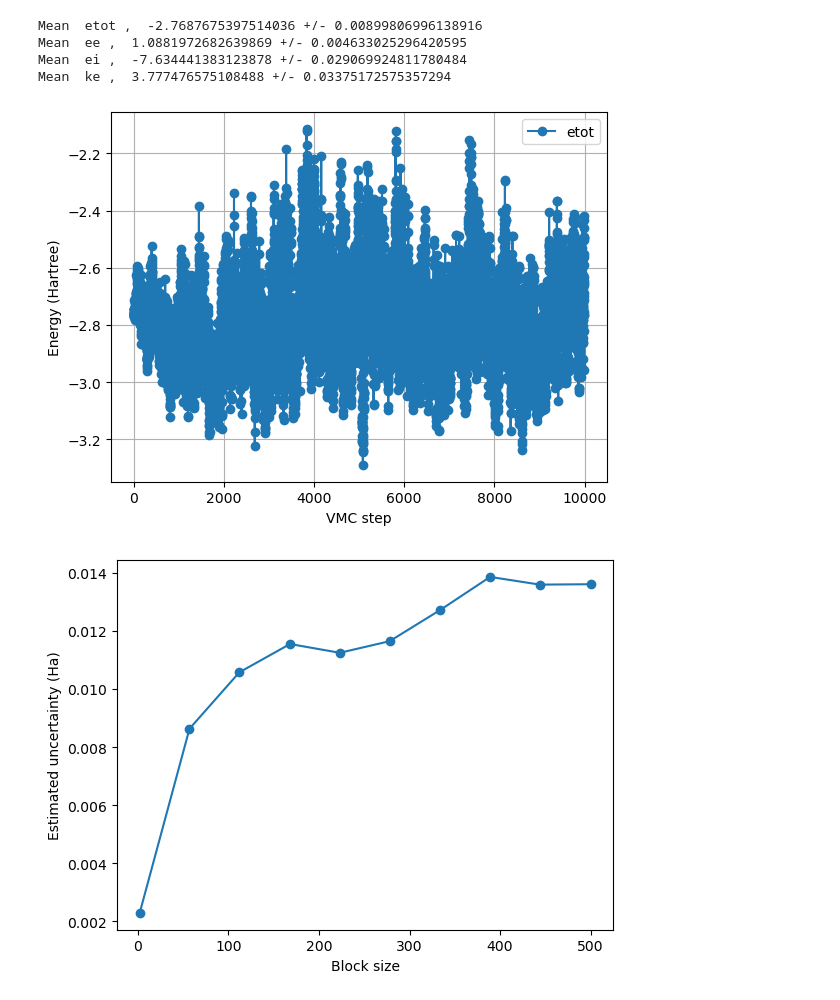
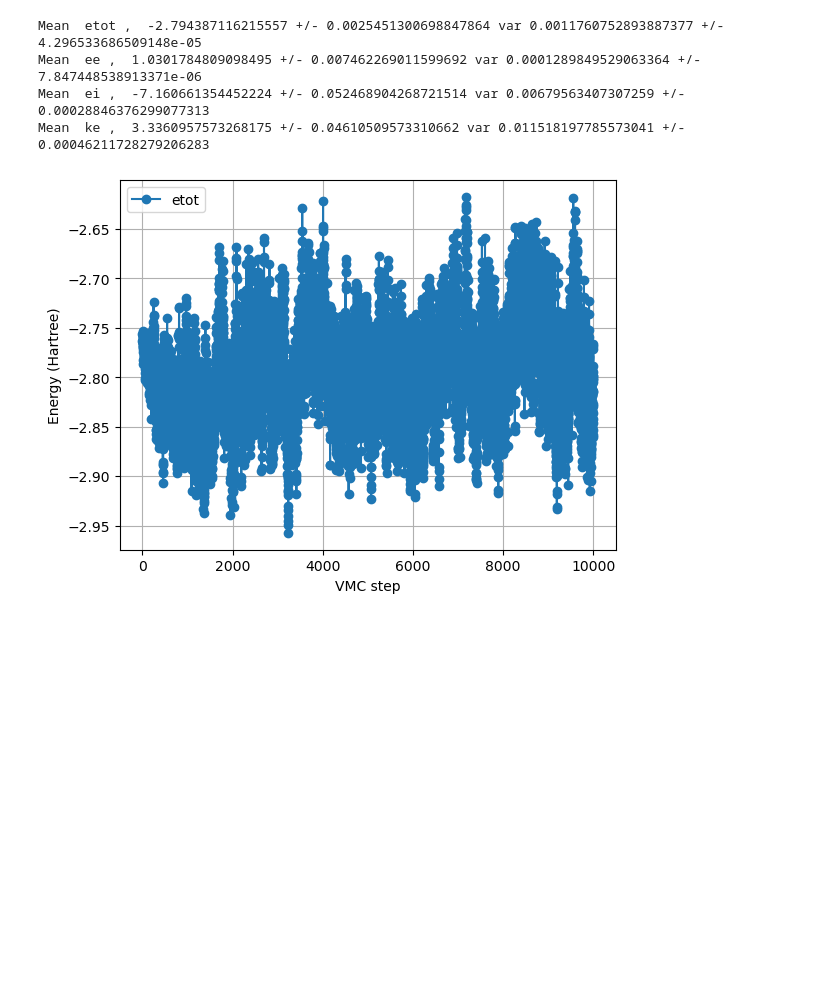
Before and after one commit to kayahans/pyqmc, a Jupyter notebook: pyqmc/test-vmc.ipynb, the cells around one changed output. Drawn from its saved outputs; the diff is of its cells as text; code cells hidden in the pictures; blank space fills up the shorter version.

```diff
--- a/pyqmc/test-vmc.ipynb
+++ b/pyqmc/test-vmc.ipynb
@@ -74,7 +77,7 @@ def run_lda_he(scf_checkfile):
     return mf
 
 def run_lda_h2(scf_checkfile):
-    mol = gto.M(atom="H 0. 0. 0.; H 0. 0. 20", spin = 2, basis=f'ccecpccpvdz', unit='bohr')
+    mol = gto.M(atom="H 0. 0. 0.; H 0. 0. 2", spin = 2, basis=f'ccecpccpvdz', unit='bohr')
     mf = dft.UKS(mol)
     # mf.verbose=6
     mf.chkfile = scf_checkfile
@@ -138,17 +141,20 @@ def stat_qmc(etot, filename):
     plt.xlabel("Block size")
     plt.ylabel("Estimated uncertainty (Ha)")
 
-def reblock(e, discard,reblock_size):
+def reblock(e, discard, reblock_size):
     e = e[discard:]
     vals = pyqmc.reblock.reblock(e,int(len(e)/reblock_size))
+    # import pdb
+    # pdb.set_trace()
+
     e_m  = np.mean(vals, axis=0)
     e_d  = scipy.stats.sem(vals, axis=0)
-    return e_m, e_d
+    return e, e_m, e_d
 
 scf_checkfile = "scf.hdf5"
 ci_checkfile = "ci.hdf5"
 # mf = run_scf(scf_checkfile)
-mf_lda = run_lda_he(scf_checkfile)
+mf_lda = run_lda(scf_checkfile)
 
 # mc = run_casci(scf_checkfile, ci_checkfile)
 # %% [output]
@@ -160,3 +162,9 @@ converged SCF energy = -2.82670655418611  <S^2> = 0  2S+1 = 1
+# %%
+tstep = 0.001
+nconfig = 2000
+nsteps = 10000
+discard = 100
+reblock_size = 50
 # %%
 from recipes import ABOPTIMIZE, OPTIMIZE
 import importlib, recipes
@@ -185,9 +193,3 @@ RUNNING VMC OPTIMIZATION
-# %%
-tstep = 0.001
-nconfig = 200
-nsteps = 10000
-discard = 2000
-reblock_size = 50
 # %%
 #PYQMC VMC
 #
@@ -210,42 +241,49 @@ def namestr(obj, namespace):
 
 import matplotlib.pyplot as plt
 filename = "vmc_001.hdf5"
 with h5py.File(filename) as f:
     ee = f['energyee'][...]
     ei = f['energyei'][...]
     # ii = f['energyii'][...]
     ke = f['energyke'][...]
     etot = f['energytotal'][...]
 # plt.plot(e_est, marker='o', label="E_est")
 # plt.plot(e_t, marker='o', label="E_t")
 plt.plot(etot, marker='o', label="etot")
 # plt.plot(ee, marker='o', label="ee")
 # plt.plot(ei, marker='o', label="ei")
 # plt.plot(ke, marker='o', label="ke")
 # plt.plot(ke+ei, marker='o', label="ke+ei")
 # plt.plot(ka-ka[0], marker='o', label="ka")
 # plt.plot(kb-kb[0], marker='o', label="kb")
 
 # plt.plot(vxc-vxc[0], marker='o', label="vxc")
 plt.legend()
 plt.xlabel("VMC step")
 plt.ylabel("Energy (Hartree)")
 plt.grid()
 
 for e in [etot, ee, ei, ke]:
     nn = namestr(e, globals())
     name = nn[0] if nn[0] != 'e' else nn[1]
-    e_m, e_d = reblock(e, discard,reblock_size)
-    print("Mean ", name, ", ", e_m, "+/-", e_d)
+    e, e_m, e_d = reblock(e, discard,reblock_size)
+    e2 = e*e
+    mean = np.average(e.reshape(-1, reblock_size), axis=1)
+    mean2 = np.average(e2.reshape(-1, reblock_size), axis=1)
+    # var = np.mean(e**2)-np.mean(e)**2
+    var = mean2-mean**2
+    var_mean  = np.mean(var, axis=0)
+    var_std  = scipy.stats.sem(var, axis=0)
+    # print(mean, mean2)
+    print("Mean ", name, ", ", e_m, "+/-", e_d, "var", var_mean, "+/-", var_std)
 
-stat_qmc(etot, filename)
+# stat_qmc(etot, filename)
 # %% [output]
-Mean  etot ,  -2.7687675397514036 +/- 0.00899806996138916
-Mean  ee ,  1.0881972682639869 +/- 0.004633025296420595
-Mean  ei ,  -7.634441383123878 +/- 0.029069924811780484
-Mean  ke ,  3.777476575108488 +/- 0.03375172575357294
+Mean  etot ,  -2.794387116215557 +/- 0.0025451300698847864 var 0.0011760752893887377 +/- 4.296533686509148e-05
+Mean  ee ,  1.0301784809098495 +/- 0.007462269011599692 var 0.0001289849529063364 +/- 7.847448538913371e-06
+Mean  ei ,  -7.160661354452224 +/- 0.052468904268721514 var 0.00679563407307259 +/- 0.00028846376299077313
+Mean  ke ,  3.3360957573268175 +/- 0.04610509573310662 var 0.011518197785573041 +/- 0.00046211728279206283
-[figure, old version]
+[figure, new version]
-[figure, removed]
 # %%
 # block_sizes = np.linspace(2,len(etot)//16, 10, dtype=int)
 # reblocks = [len(etot)//s for s in block_sizes]
```
Also changed, not shown: parts of 18 cells of this notebook, 6 other files.
